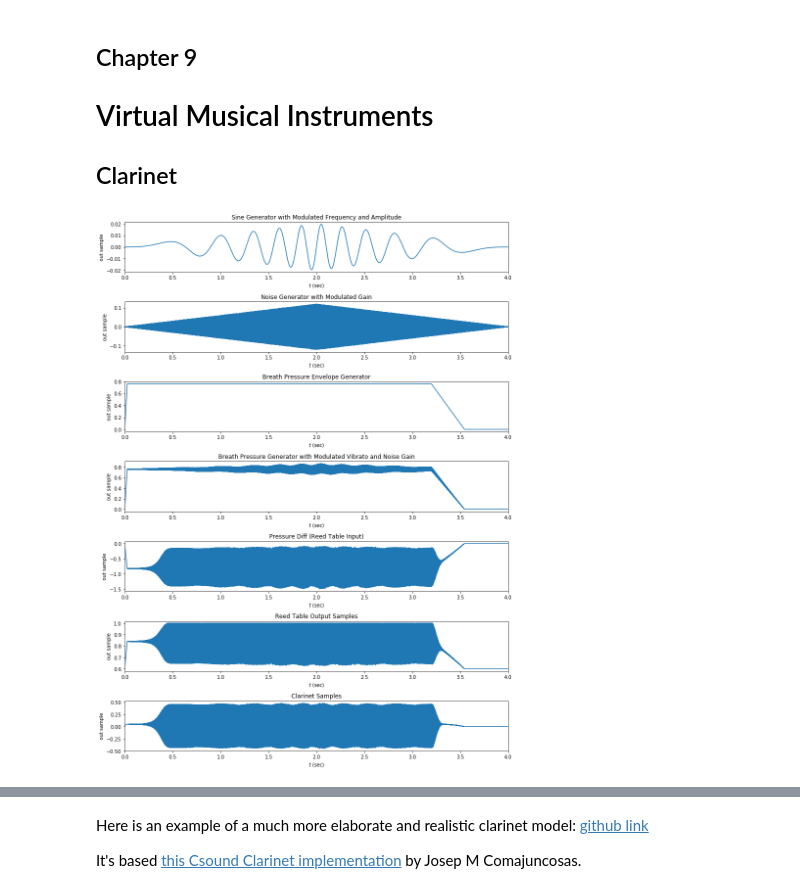
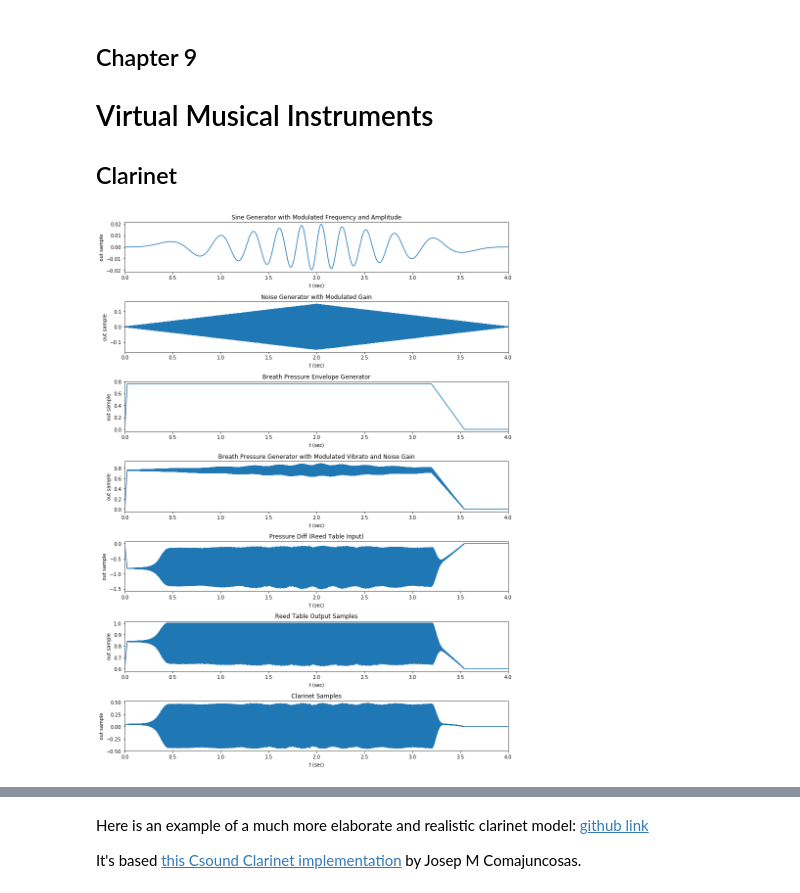
Before and after one commit to khiner/notebooks, a Jupyter notebook: physical_audio_signal_processing/chapter_9_virtual_musical_instruments_part_3.ipynb, the cells around one changed output, grey strips where cells are left out. Saved outputs shown, nothing was run; the diff lists cells and outputs as text; code cells hidden in the pictures.

```diff
--- a/physical_audio_signal_processing/chapter_9_virtual_musical_instruments_part_3.ipynb
+++ b/physical_audio_signal_processing/chapter_9_virtual_musical_instruments_part_3.ipynb
@@ -103,7 +104,7 @@ class BreathPressureGenerator:
         self.noise = NoiseGenerator(gain=0.2)
         self.vibrato = SineGenerator()
         self.vibrato.set_frequency(5.735)
-        self.vibrato.amplitude = 0.1
+        self.vibrato.amplitude = 0.05
 
         self.last_envelope_out = 0.0
         self.last_noise_out = 0.0
@@ -157,8 +158,6 @@ class Clarinet:
         self.set_frequency(note2freq('A3'))
         self.clear()
 
-        self.last_breath_pressure_out = 0.0
-
     def tick(self):
         self.last_breath_pressure_out = self.breath_pressure_gen.tick()
         # Perform commuted loss filtering.
@@ -206,7 +205,7 @@ clarinet.set_reed_stiffness(0.57)
 t = np.arange(4 * fs) / fs
 triangle = np.concatenate([np.linspace(0, 1, t.size // 2),
                            np.linspace(1, 0, t.size // 2)])
-noise_gain_ramp = triangle * 0.12
+noise_gain_ramp = triangle * 0.15
 vibrato_frequency_ramp = triangle * 5
 vibrato_gain_ramp = triangle * 0.02
 
@@ -239,34 +238,34 @@ for i in range(t.size):
     reed_table_out_samples[i] = clarinet.last_reed_table_out
 
 sine_plot.plot(t, sine_y)
 sine_plot.set_title('Sine Generator with Modulated Frequency and Amplitude')
 
 noise_plot.plot(t, noise_y)
 noise_plot.set_title('Noise Generator with Modulated Gain')
 
 envelope_plot.plot(t, envelope_y)
 envelope_plot.set_title('Breath Pressure Envelope Generator')
 
 breath_plot.plot(t, breath_y)
 breath_plot.set_title('Breath Pressure Generator with Modulated Vibrato and Noise Gain')
 
 pressure_diff_plot.plot(t, pressure_diff_y)
 pressure_diff_plot.set_title('Pressure Diff (Reed Table Input)')
 
 reed_table_plot.plot(t, reed_table_out_samples)
 reed_table_plot.set_title('Reed Table Output Samples')
 
 clarinet_plot.plot(t, clarinet_out_samples)
 clarinet_plot.set_title('Clarinet Samples')
 
 for plot in plots:
     plot.set_xlim(0, t.size / fs)
     plot.set_xlabel('$t$ (sec)')
     plot.set_ylabel('out sample')
 
 plt.tight_layout()
 # %% [output]
-[figure, old version]
+[figure, new version]
 # %%
 from IPython.display import Audio
 
```
Also changed, not shown: parts of 4 cells of this notebook, 1 other file.
